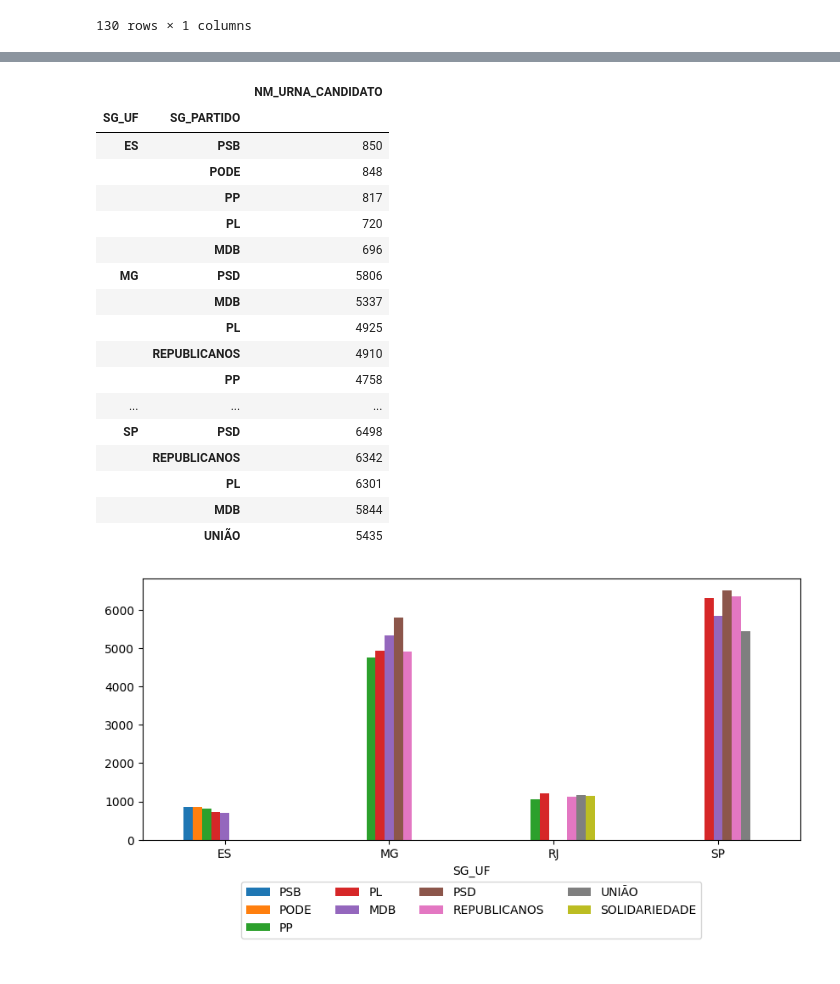
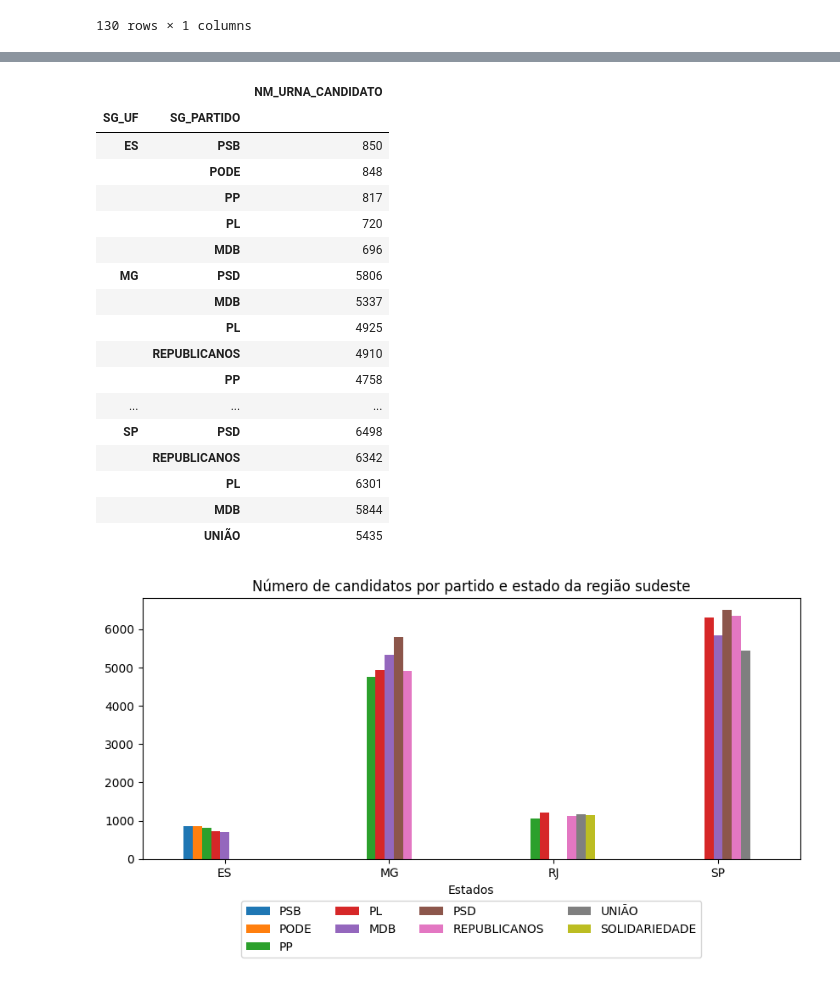
Before and after one commit to nfmmendes/eleicoes-2024-brasil, a Jupyter notebook: Eleições 2024.ipynb, the cells around one changed output, grey strips where cells are left out. Drawn from its saved outputs; the diff is of its cells as text; code cells hidden in the pictures.

```diff
--- a/Eleições 2024.ipynb
+++ b/Eleições 2024.ipynb
@@ -441,34 +443,36 @@ plt.show()
 estados_sudeste = ["ES", "MG", "RJ", "SP"]
 selected_rows = df_cand_vereador_por_uf_e_partido.index.get_level_values(0).isin(estados_sudeste)
 df_cand_vereador_sudeste_por_uf_e_partido = df_cand_vereador_por_uf_e_partido[selected_rows]
 display(df_cand_vereador_sudeste_por_uf_e_partido)
 
 df_unstacked = df_cand_vereador_sudeste_por_uf_e_partido.unstack()
 fig, ax = plt.subplots(figsize=(10, 4))
+ax.set_title("Número de candidatos por partido e estado da região sudeste")
 
 df_unstacked["NM_URNA_CANDIDATO"].plot(kind="bar", rot=True, ax=ax)
 ax.legend(loc='lower center', ncols=4, bbox_to_anchor=(0.5, -0.4))
+ax.set_xlabel("Estados")
 plt.show()
 # %% [output]
 |  |  | NM_URNA_CANDIDATO |
 | SG_UF | SG_PARTIDO |  |
 | ES | PSB | 850 |
 |  | PODE | 848 |
 |  | PP | 817 |
 |  | PL | 720 |
 |  | MDB | 696 |
 | MG | PSD | 5806 |
 |  | MDB | 5337 |
 |  | PL | 4925 |
 |  | REPUBLICANOS | 4910 |
 |  | PP | 4758 |
 | ... | ... | ... |
 | SP | PSD | 6498 |
 |  | REPUBLICANOS | 6342 |
 |  | PL | 6301 |
 |  | MDB | 5844 |
 |  | UNIÃO | 5435 |
-[figure, old version]
+[figure, new version]
 # %%
 estados_centro_oeste = ["GO", "MT", "MS"]
 selected_rows = df_cand_vereador_por_uf_e_partido.index.get_level_values(0).isin(estados_centro_oeste)
```
Also changed, not shown: parts of 4 cells of this notebook.
